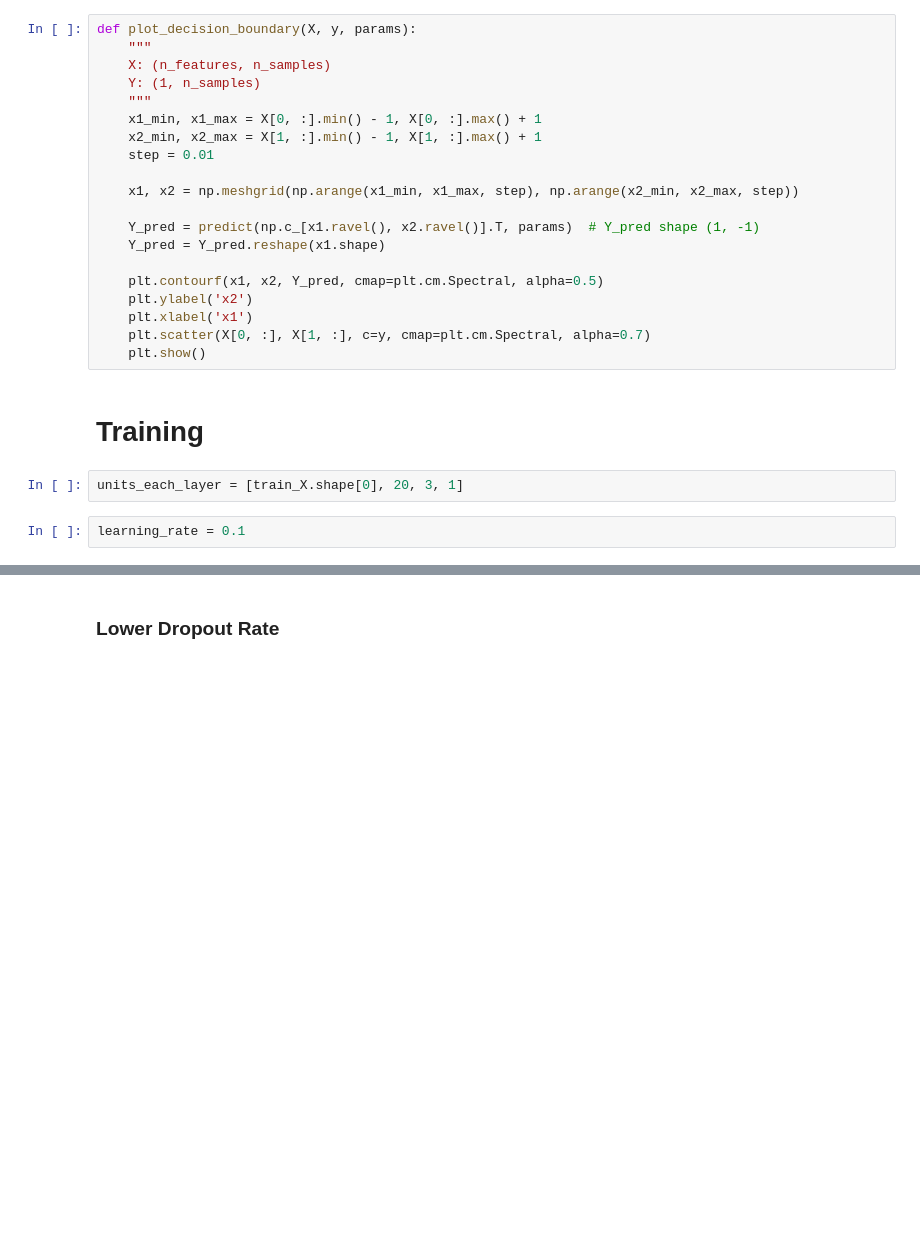
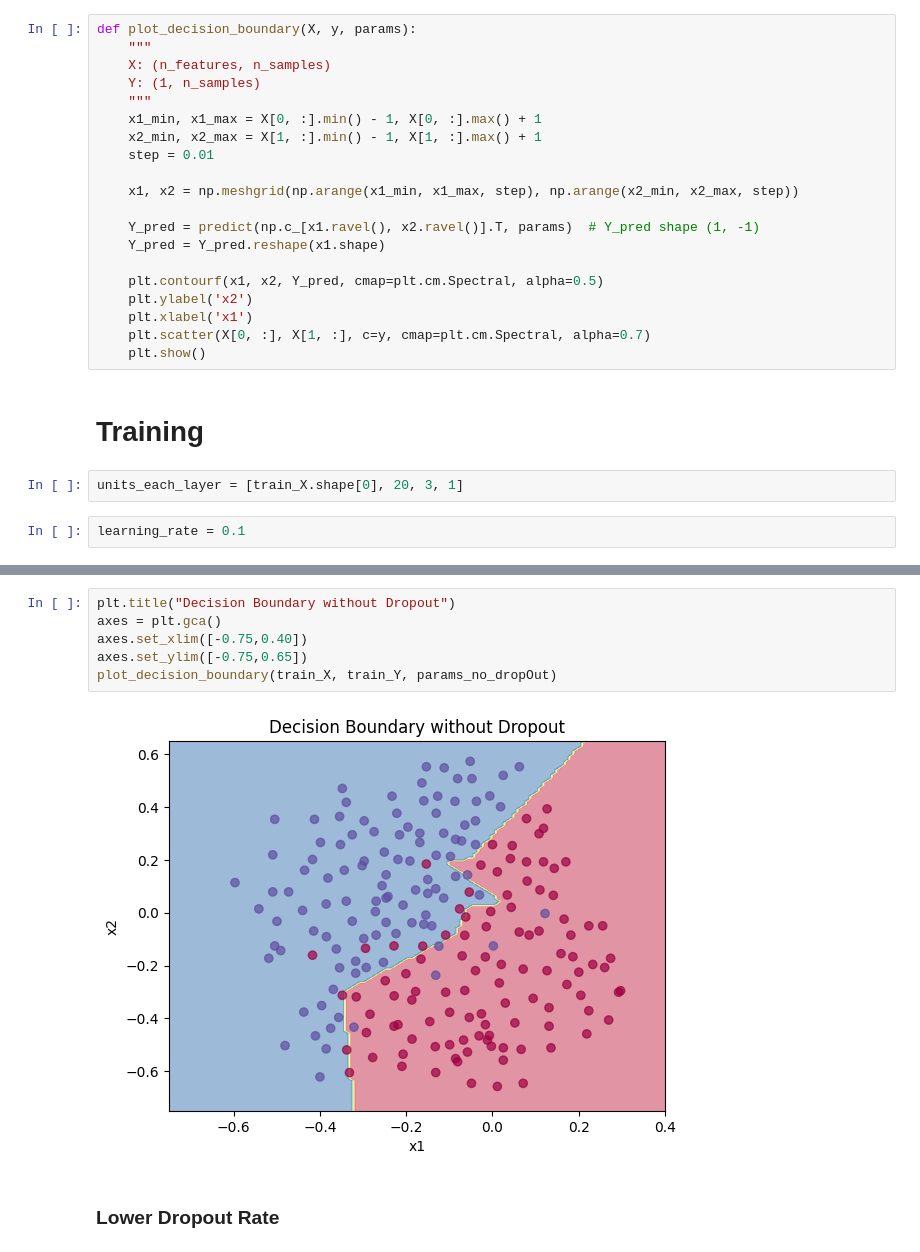
Before and after one commit to manhtdxxx/learn-ML, a Jupyter notebook: 04 - Deep Learning/DL Specialization by Andrew Ng/C2_W1 - Dropout Regularization.ipynb, the cells around one changed output, grey strips where cells are left out. Drawn from its saved outputs; the diff is of its cells as text; blank space fills up the shorter version.

```diff
--- a/04 - Deep Learning/DL Specialization by Andrew Ng/C2_W1 - Dropout Regularization.ipynb
+++ b/04 - Deep Learning/DL Specialization by Andrew Ng/C2_W1 - Dropout Regularization.ipynb
@@ -164,3 +184,11 @@ iterations = 20000
+# %%
+plt.title("Decision Boundary without Dropout")
+axes = plt.gca()
+axes.set_xlim([-0.75,0.40])
+axes.set_ylim([-0.75,0.65])
+plot_decision_boundary(train_X, train_Y, params_no_dropOut)
+# %% [output]
+[figure, added]
 # %% [markdown]
 ### Lower Dropout Rate
 # %%
```
Also changed, not shown: parts of 11 cells of this notebook.
